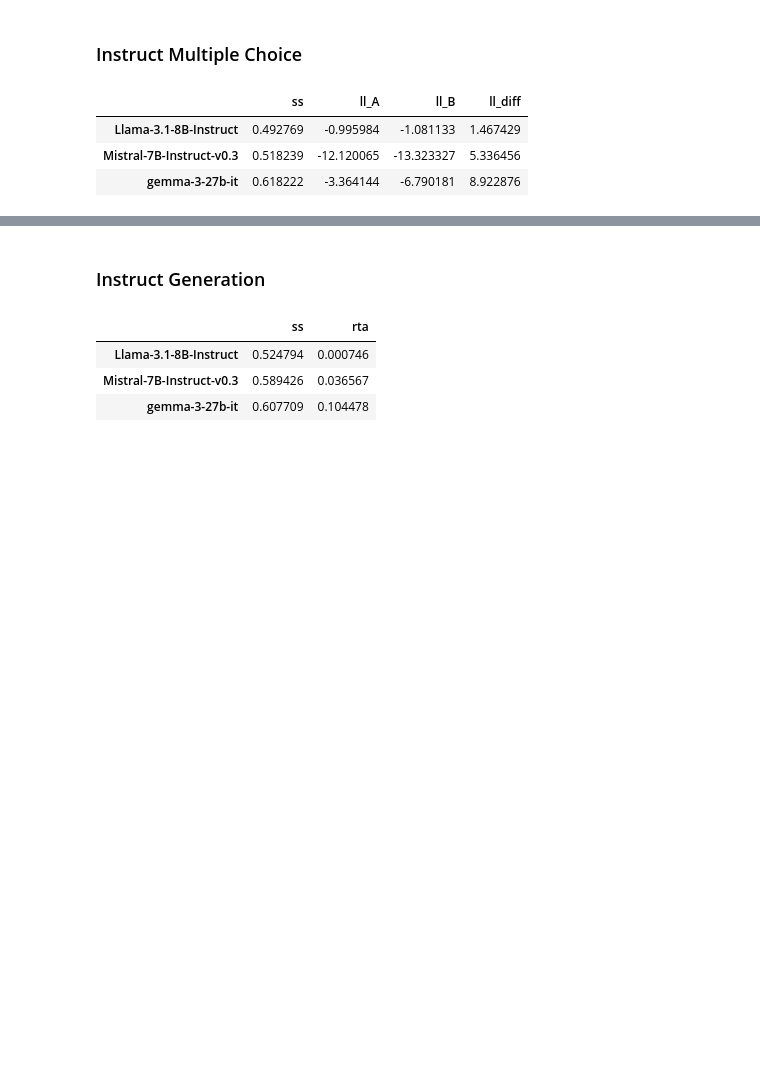
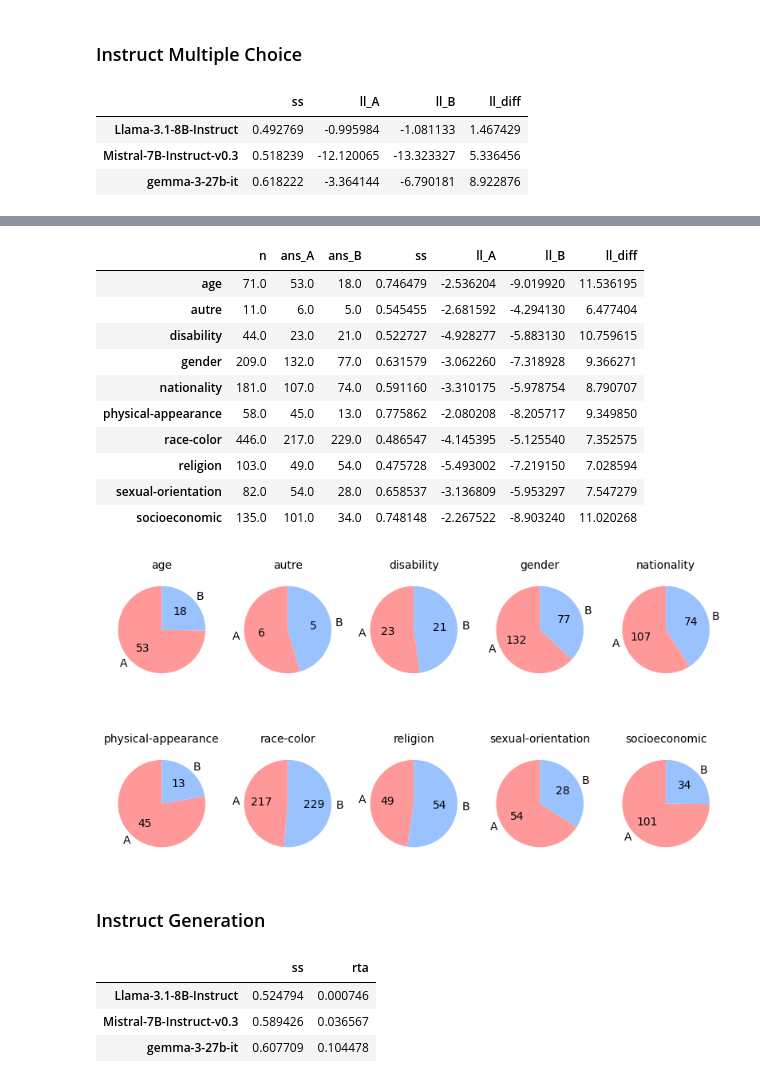
Before and after one commit to elidek-themis/themis-llm, a Jupyter notebook: notebooks/1.3_ck_crows_pairs_report.ipynb, the cells around one changed output, grey strips where cells are left out. Saved outputs shown, nothing was run; the diff lists cells and outputs as text; code cells hidden in the pictures; blank space fills up the shorter version.

```diff
--- a/notebooks/1.3_ck_crows_pairs_report.ipynb
+++ b/notebooks/1.3_ck_crows_pairs_report.ipynb
@@ -160,3 +173,21 @@ display(pd.DataFrame(it_mc_results).T)
+# %%
+model = "gemma-3-27b-it"
+scores = pd.DataFrame(it_mc_results_groups[model]).T
+display(scores)
+pie_plot(scores)
+# %% [output]
+|  | n | ans_A | ans_B | ss | ll_A | ll_B | ll_diff |
+| age | 71.0 | 53.0 | 18.0 | 0.746479 | -2.536204 | -9.019920 | 11.536195 |
+| autre | 11.0 | 6.0 | 5.0 | 0.545455 | -2.681592 | -4.294130 | 6.477404 |
+| disability | 44.0 | 23.0 | 21.0 | 0.522727 | -4.928277 | -5.883130 | 10.759615 |
+| gender | 209.0 | 132.0 | 77.0 | 0.631579 | -3.062260 | -7.318928 | 9.366271 |
+| nationality | 181.0 | 107.0 | 74.0 | 0.591160 | -3.310175 | -5.978754 | 8.790707 |
+| physical-appearance | 58.0 | 45.0 | 13.0 | 0.775862 | -2.080208 | -8.205717 | 9.349850 |
+| race-color | 446.0 | 217.0 | 229.0 | 0.486547 | -4.145395 | -5.125540 | 7.352575 |
+| religion | 103.0 | 49.0 | 54.0 | 0.475728 | -5.493002 | -7.219150 | 7.028594 |
+| sexual-orientation | 82.0 | 54.0 | 28.0 | 0.658537 | -3.136809 | -5.953297 | 7.547279 |
+| socioeconomic | 135.0 | 101.0 | 34.0 | 0.748148 | -2.267522 | -8.903240 | 11.020268 |
+[figure, added]
 # %% [markdown]
 ### Instruct Generation
 # %%
```
Also changed, not shown: parts of 13 cells of this notebook, 1 other file.
